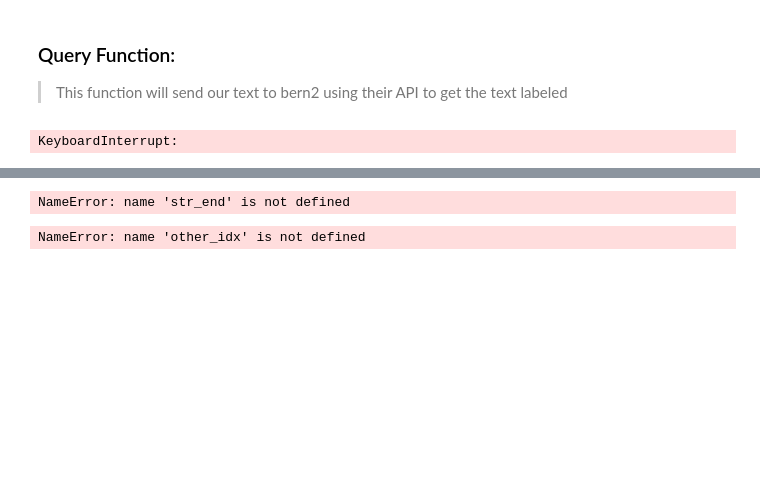
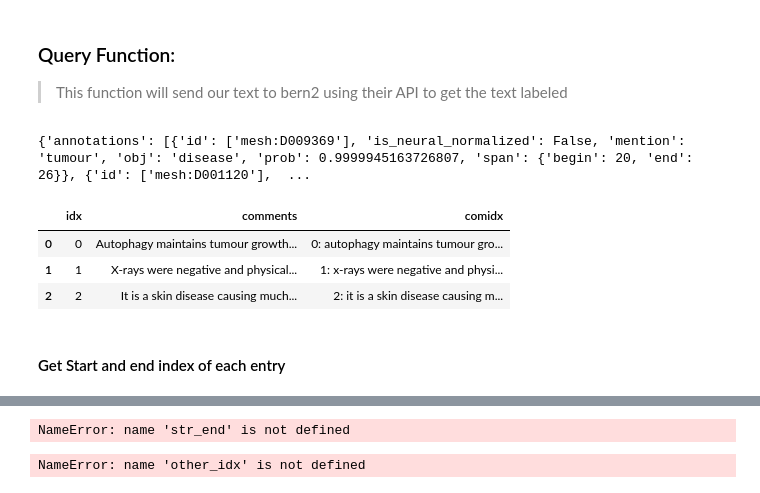
Before and after one commit to daveramseymusic/biobert-bern, a Jupyter notebook: nbs/01_biobertApi.ipynb, the cells around one changed output, grey strips where cells are left out. Drawn from its saved outputs; the diff is of its cells as text; code cells hidden in the pictures; blank space fills up the shorter version.

Commit message:
set up regex splittting and reforming

```diff
--- a/nbs/01_biobertApi.ipynb
+++ b/nbs/01_biobertApi.ipynb
@@ -57,3 +13,30 @@ text2 = "It is a skin disease causing much itchiness. Scratching leads to rednes
 # %% [markdown]
 ### Query Function:
 >This function will send our text to bern2 using their API to get the text labeled
+# %%
+def query_plain(text, url="http://bern2.korea.ac.kr/plain"):
+    return requests.post(url, json={'text': text}).json()
+
+if __name__ == '__main__':
+    text = "Autophagy maintains tumour growth through circulating the great arginine."
+    print(query_plain(text))
+# %% [output]
+{'annotations': [{'id': ['mesh:D009369'], 'is_neural_normalized': False, 'mention': 'tumour', 'obj': 'disease', 'prob': 0.9999945163726807, 'span': {'begin': 20, 'end': 26}}, {'id': ['mesh:D001120'],  ...
+# %%
+text = "Autophagy maintains tumour growth through circulating the great arginine."
+text1 = "X-rays were negative and physical assessment determined soft tissue damage to the lateral aspect of her ankle. She was initially treated with ice, an ace wrap, crutches and mild pain medications (Tylenol with codeine)"
+text2 = "It is a skin disease causing much itchiness. Scratching leads to redness, swelling, cracking, weeping clear fluid, crusting, and scaling."
+texts = [text,text1,text2]
+# %%
+coms = pd.DataFrame({'comments':texts})
+coms.reset_index(inplace=True)
+coms.rename(columns = {"index":"idx"},inplace=True)
+coms.idx = coms.idx.astype(str)
+coms['comidx'] = coms.idx +': '+coms.comments+'. ::'
+coms.comidx = coms.comidx.str.lower().str.replace(r'\(|\)',',',regex=True)
+coms
+# %% [output]
+|  | idx | comments | comidx |
+| 0 | 0 | Autophagy maintains tumour growth... | 0: autophagy maintains tumour gro... |
+| 1 | 1 | X-rays were negative and physical... | 1: x-rays were negative and physi... |
+| 2 | 2 | It is a skin disease causing much... | 2: it is a skin disease causing m... |
@@ -62,7 +61,5 @@ def query_plain(text, url="http://bern2.korea.ac.kr/plain"):
     return requests.post(url, json={'text': text}).json()
 
 if __name__ == '__main__':
-    text = "Autophagy maintains tumour growth through circulating arginine."
-    print(query_plain(text))
+#     text = "Autophagy maintains tumour growth through circulating arginine"
+#     print(query_plain(text))
-# %% [output]
-KeyboardInterrupt:
@@ -76,3 +66,5 @@ for o in range(2):
+# %% [markdown]
+#### Get Start and end index of each entry
 # %%
 texty
 # %% [output]
```
Also changed, not shown: parts of 24 cells of this notebook.
